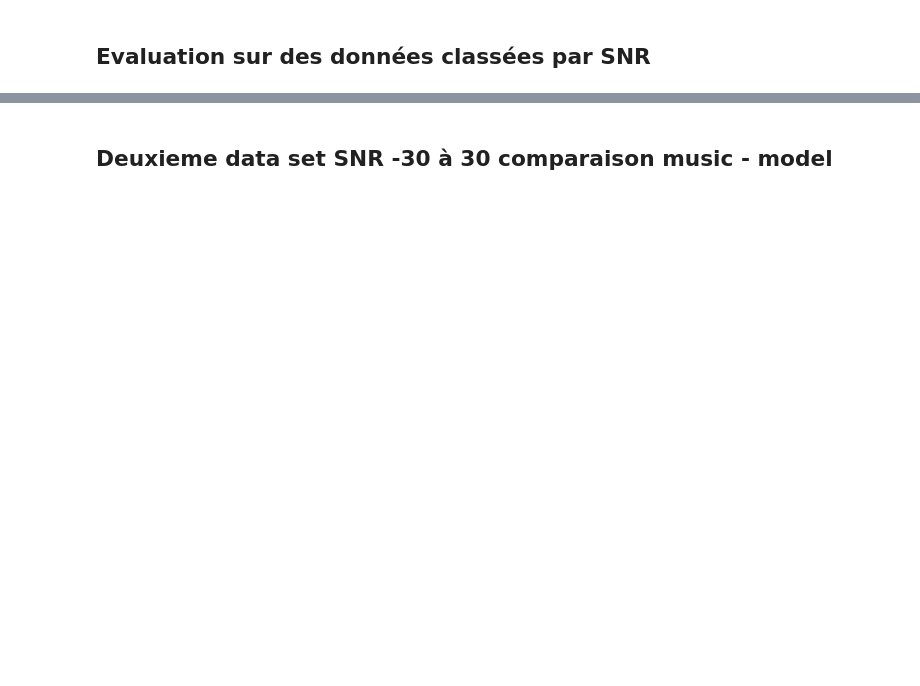
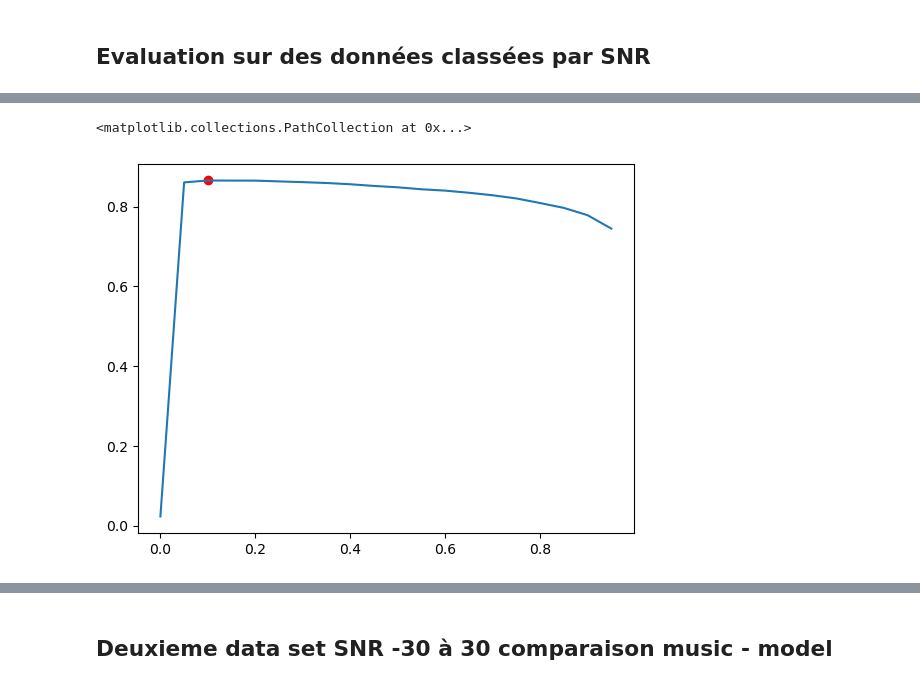
Before and after one commit to Littleyns/ProjetRadarIA, a Jupyter notebook: MainRadar.ipynb, the cells around one changed output, grey strips where cells are left out. Cells and saved outputs as stored; diff of their text form; code cells hidden in the pictures; blank space fills up the shorter version.

```diff
--- a/MainRadar.ipynb
+++ b/MainRadar.ipynb
@@ -146,0 +137,13 @@ plt.bar(angles, nombre_exemples_par_angle, color='blue', alpha=0.7)
+# %%
+# Recherche de threshold optimal, su des dataset à SNR entre -5 et 30
+from sklearn.metrics import f1_score
+keras.utils.get_custom_objects()['custom_loss'] = docuCNNModel.Trainer.angleSensitiveCustomLoss
+docuCNNModel.load("CNN_docu8_XRI_e30_b350_anglesensitive_2S",custom_loss="angleSensitiveCustomLoss")
+yp_test = docuCNNModel.model.predict(rd.X_test)
+TRESHOLDArray= np.arange(0,1,0.05)
+accuracyOfTreshold = [f1_score(rd.y_test, (yp_test> tresh).astype(int), average="samples") for tresh in TRESHOLDArray]
+index_of_peak = np.argmax(accuracyOfTreshold)
+peak_value = accuracyOfTreshold[index_of_peak]
+plt.plot(TRESHOLDArray,accuracyOfTreshold)
+plt.scatter(TRESHOLDArray[index_of_peak], peak_value, color='red', label='Pic')
+# %% [output]
@@ -146,0 +151,2 @@ plt.bar(angles, nombre_exemples_par_angle, color='blue', alpha=0.7)
+<matplotlib.collections.PathCollection at 0x...>
+[figure, added]
```
Also changed, not shown: parts of 24 cells of this notebook, 36 other files.
